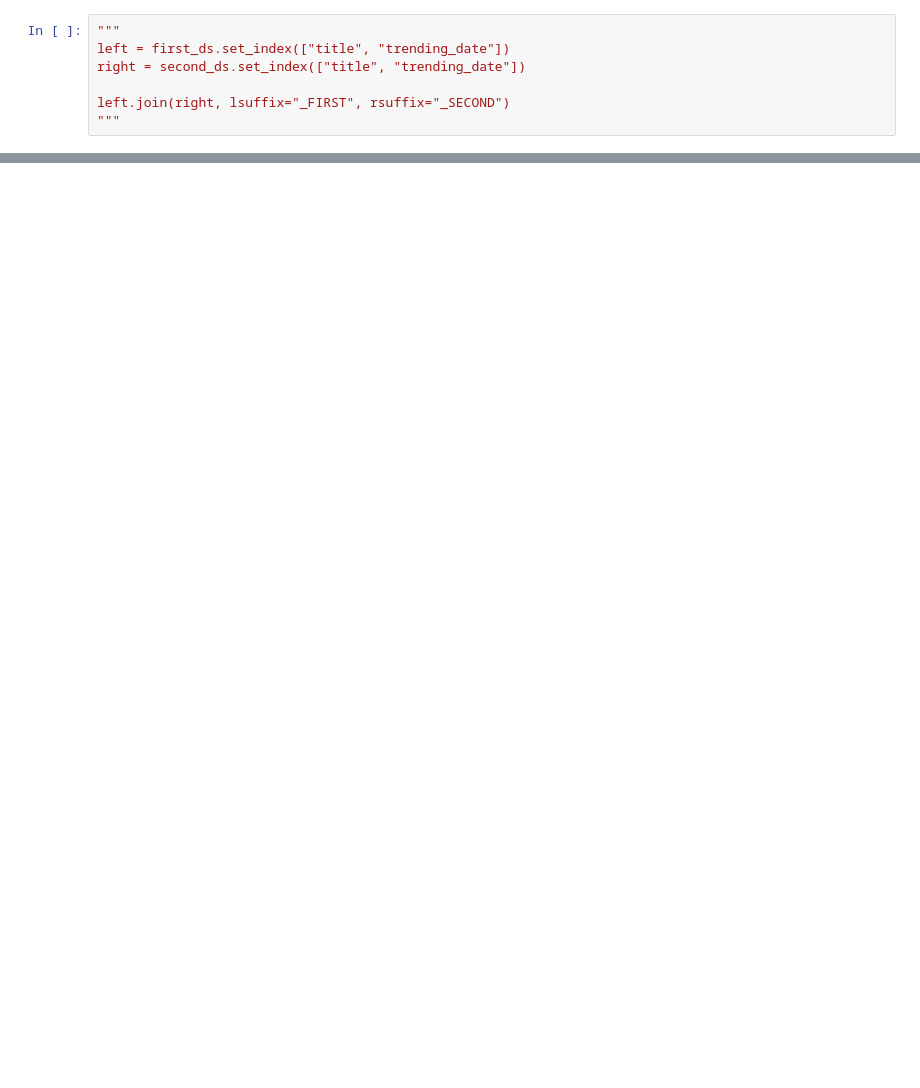
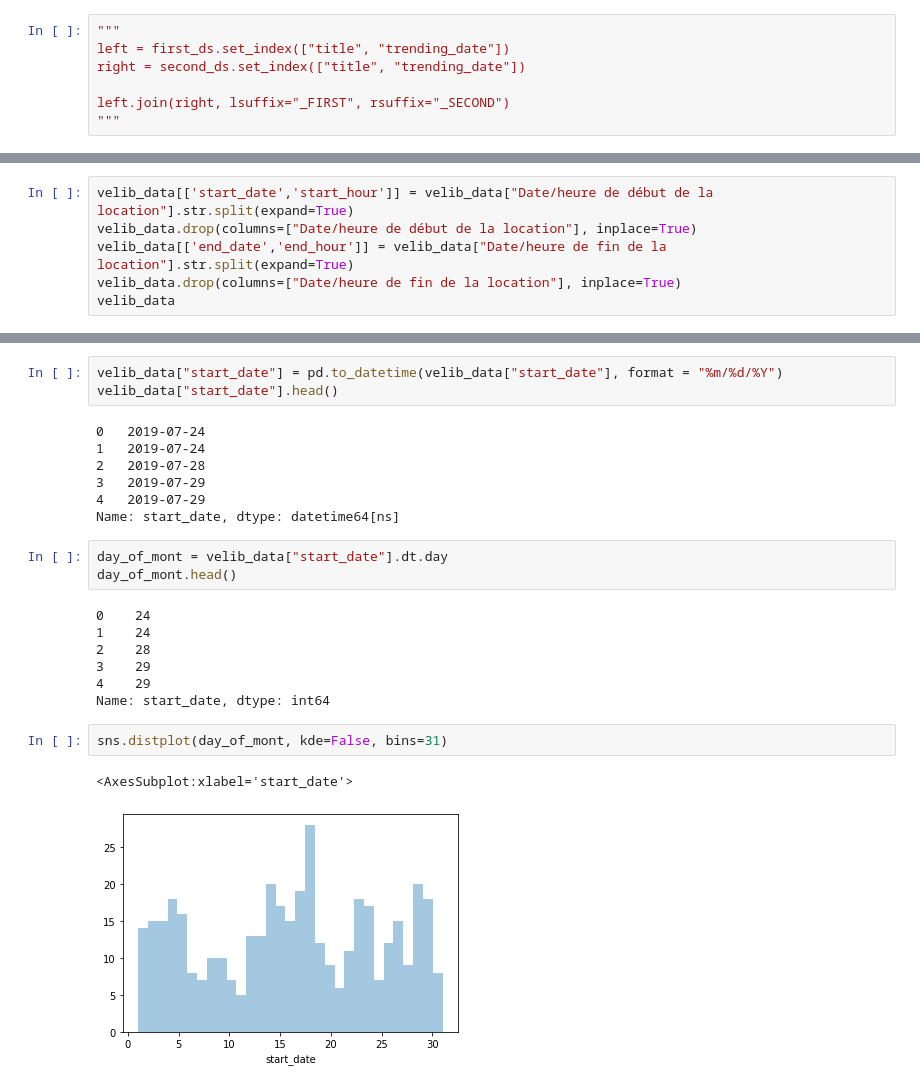
Before and after one commit to apellier/baikbaik, a Jupyter notebook: python_test.ipynb, the cells around one changed output, grey strips where cells are left out. Drawn from its saved outputs; the diff is of its cells as text; blank space fills up the shorter version.

Commit message:
worked on data_test

```diff
--- a/python_test.ipynb
+++ b/python_test.ipynb
@@ -500,0 +277,6 @@ left.join(right, lsuffix="_FIRST", rsuffix="_SECOND")
+# %%
+velib_data[['start_date','start_hour']] = velib_data["Date/heure de début de la location"].str.split(expand=True)
+velib_data.drop(columns=["Date/heure de début de la location"], inplace=True)
+velib_data[['end_date','end_hour']] = velib_data["Date/heure de fin de la location"].str.split(expand=True)
+velib_data.drop(columns=["Date/heure de fin de la location"], inplace=True)
+velib_data
@@ -500,0 +297,25 @@ left.join(right, lsuffix="_FIRST", rsuffix="_SECOND")
+# %%
+velib_data["start_date"] = pd.to_datetime(velib_data["start_date"], format = "%m/%d/%Y")
+velib_data["start_date"].head()
+# %% [output]
+0   2019-07-24
+1   2019-07-24
+2   2019-07-28
+3   2019-07-29
+4   2019-07-29
+Name: start_date, dtype: datetime64[ns]
+# %%
+day_of_mont = velib_data["start_date"].dt.day
+day_of_mont.head()
+# %% [output]
+0    24
+1    24
+2    28
+3    29
+4    29
+Name: start_date, dtype: int64
+# %%
+sns.distplot(day_of_mont, kde=False, bins=31)
+# %% [output]
+<AxesSubplot:xlabel='start_date'>
+[figure, added]
```
Also changed, not shown: parts of 48 cells of this notebook.
